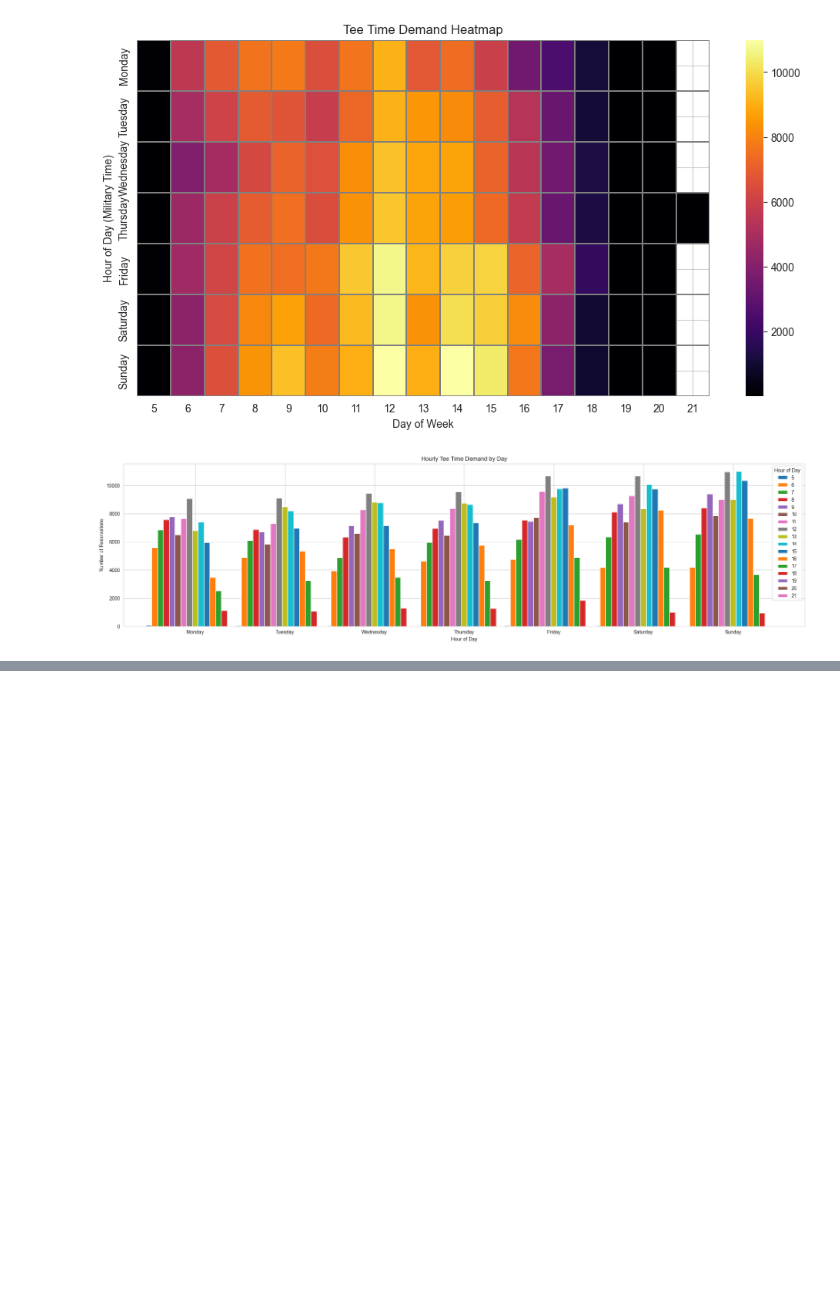
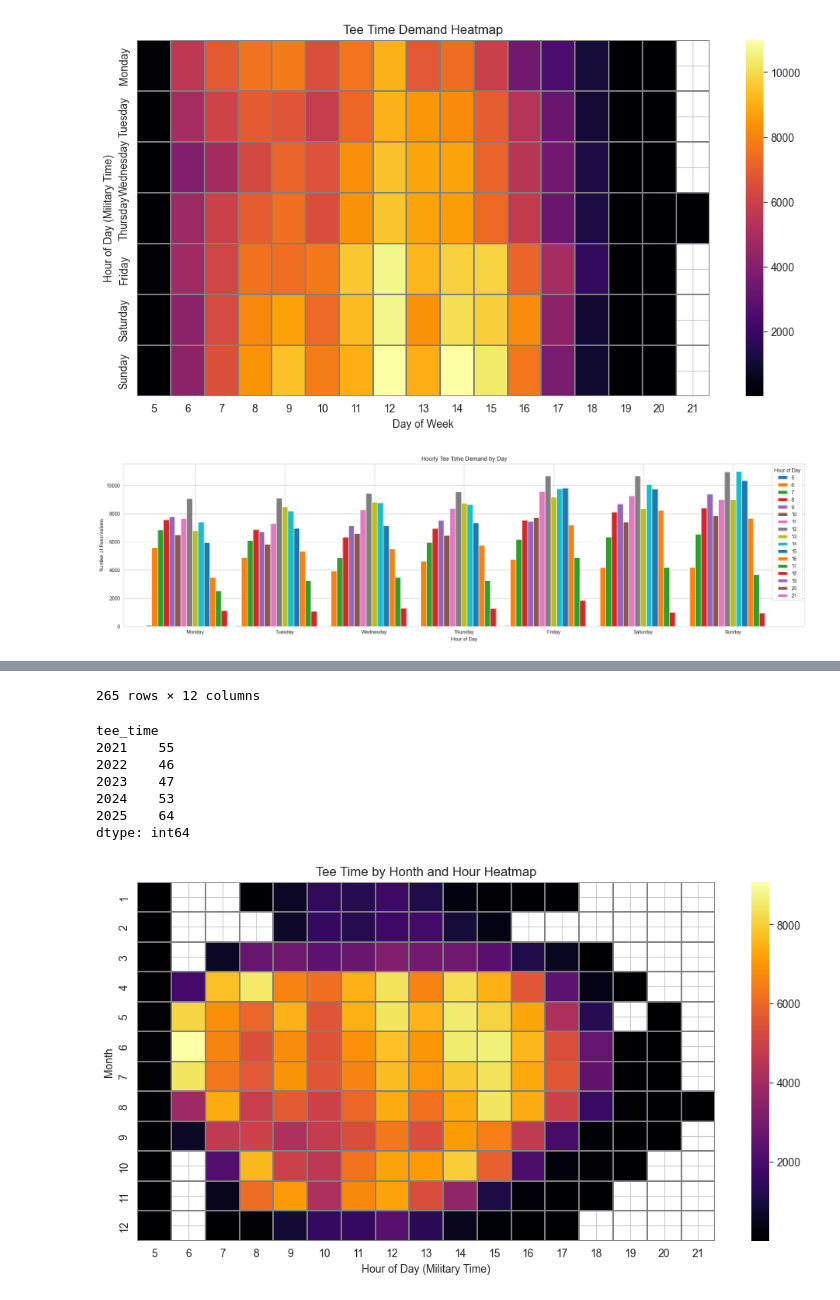
Before and after one commit to Dshaw630/bethpage-tee-time-analysis, a Jupyter notebook: notebooks/03_exploratory_analysis.ipynb, the cells around one changed output, grey strips where cells are left out. Cells and saved outputs as stored; diff of their text form; code cells hidden in the pictures; blank space fills up the shorter version.

```diff
--- a/notebooks/03_exploratory_analysis.ipynb
+++ b/notebooks/03_exploratory_analysis.ipynb
@@ -146,3 +146,20 @@ Index(['Monday', 'Tuesday', 'Wednesday', 'Thursday', 'Friday', 'Saturday',
       dtype='object')
 [figure]
 [figure]
+# %%
+#check odd lack of 5am hour tee times
+five_am_res = df[df["tee_time"].dt.hour == 5]
+display(five_am_res)
+display(five_am_res.groupby(five_am_res["tee_time"].dt.year).size())
+#5am times do exist they are just relatively rare, likely due to not being available year round (dst, short spring and fall days)
+#also likely undesireable to NYC residents as it takes over an hour to reach the course by car or train
+
+#heatmap of month/hour to confirm daylight restriction theory
+early_tee_time_heatmap_data = df.groupby([df['tee_time'].dt.month,df["tee_time"].dt.hour]).size().unstack()
+plt.figure(figsize=(12,6))
+sns.heatmap(early_tee_time_heatmap_data,cmap="inferno",linecolor="gray",linewidths=.1)
+plt.title("Tee Time by Honth and Hour Heatmap")
+plt.xlabel("Hour of Day (Military Time)")
+plt.ylabel("Month")
+plt.show()
+# %% [output]
@@ -148,0 +178,9 @@ Index(['Monday', 'Tuesday', 'Wednesday', 'Thursday', 'Friday', 'Saturday',
+265 rows × 12 columns
+tee_time
+2021    55
+2022    46
+2023    47
+2024    53
+2025    64
+dtype: int64
+[figure, added]
```
Also changed, not shown: parts of 1 cell of this notebook.
